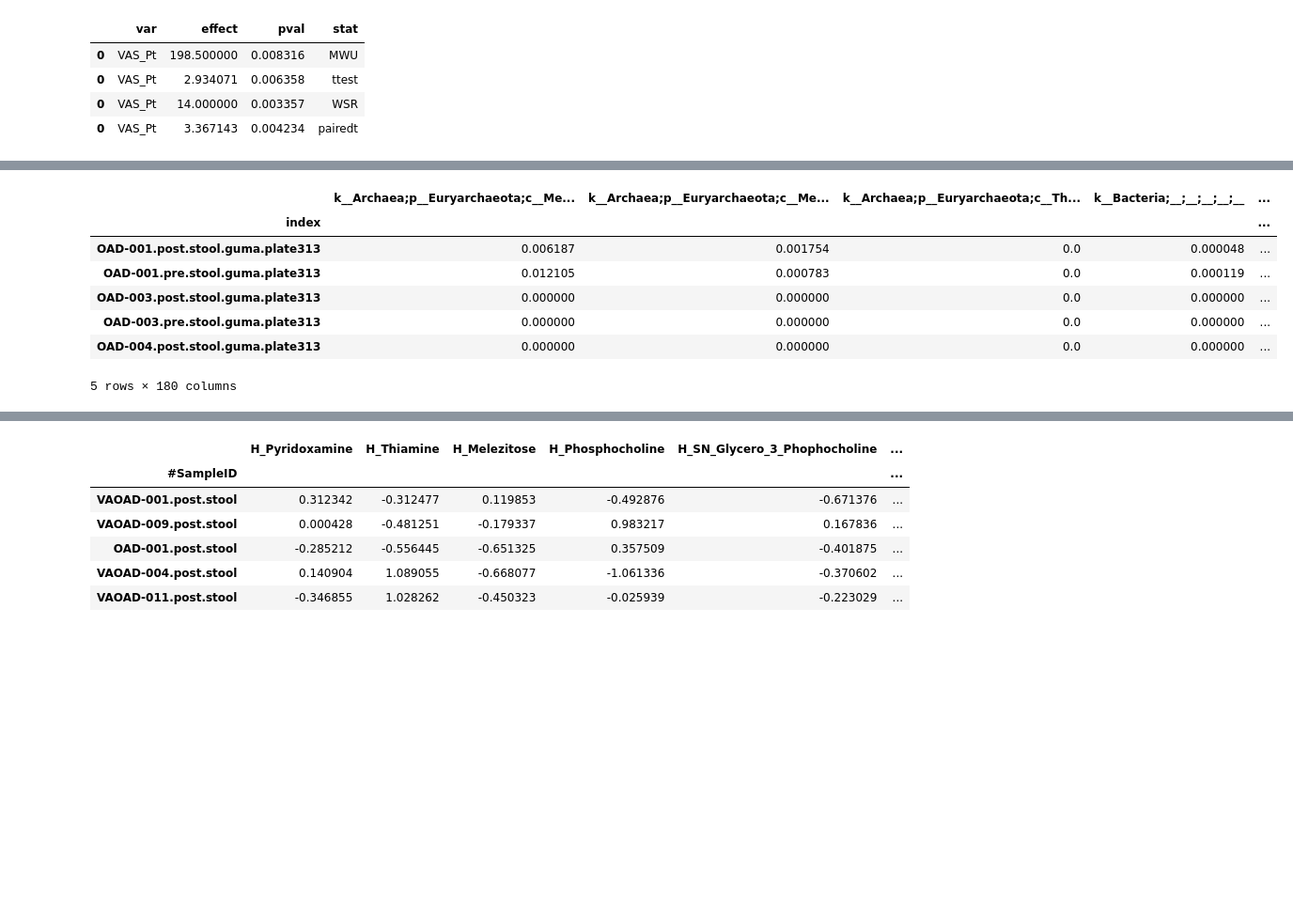
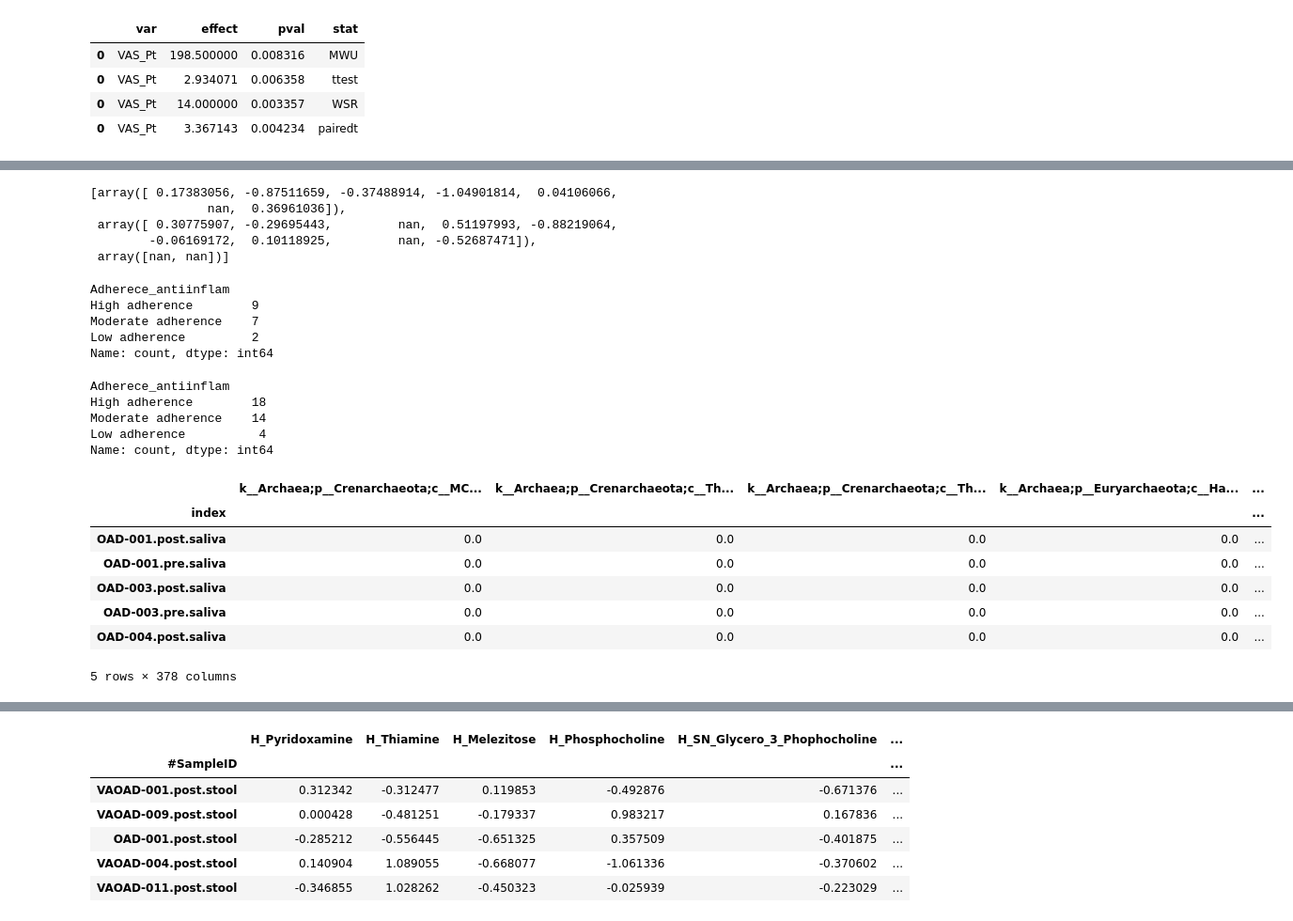
Before and after one commit to kbpi314/oa, a Jupyter notebook: code/oa_v2.ipynb, the cells around one changed output, grey strips where cells are left out. Shown: that part at 94% size. Saved outputs shown, nothing was run; the diff lists cells and outputs as text; code cells hidden in the pictures; blank space fills up the shorter version.

```diff
--- a/code/oa_v2.ipynb
+++ b/code/oa_v2.ipynb
@@ -122,7 +103,11 @@ WOMAC pain response to the diet intervention.
 # %% [output]
 '\nHypothesis 1: There will be a measurable difference in WOMAC pain response scores and \nother outcomes from baseline to after the dietary intervention.\n\nHypothesis 2: There will be an association ...
 # %%
-# hypothesis 1
+###
+# Hypothesis 1: There will be a measurable difference in WOMAC pain response scores and
+# other outcomes from baseline to after the dietary intervention.
+###
+
 # outcome variables
 outcomes = ['VAS_Pt', 'VAS_overall', 'WOMAC_pain', 'WOMAC_stiffness', 'WOMAC_activity', 'WOMAC_total', 'Pain_DETECT',
             'CES_D', 'Helplesness', 'Magnification', 'Rumination', 'PCS_EN', 'Sleep_distrubance', 'PASE_walk', 'PASE_light',
@@ -159,7 +144,7 @@ print(cont)
 for a in ['all','modhigh']:
     print(a)
     if a == 'all':
-        job = 'jobs01'
+        job = 'jobs03'
     if a == 'modhigh':
         job = 'jobs02'
         df_meta = df_meta[df_meta['Adherece_antiinflam'].isin(['Moderate adherence', 'High adherence'])]
@@ -346,25 +400,60 @@ pain = womac + vas
+# %%
+values = list(df_merge[group_var].unique())
+[df_merge.groupby([group_var]).get_group(values[i])[div_metric].values for i in range(len(values))]
+# %% [output]
+[array([ 0.17383056, -0.87511659, -0.37488914, -1.04901814,  0.04106066,
+                nan,  0.36961036]),
+ array([ 0.30775907, -0.29695443,         nan,  0.51197993, -0.88219064,
+        -0.06169172,  0.10118925,         nan, -0.52687471]),
+ array([nan, nan])]
+# %%
+# df_merge.groupby([group_var]).get_group(values[0])
+df_merge[group_var].value_counts()
+# df_merge[[group_var] + [div_metric]]
+# %% [output]
+Adherece_antiinflam
+High adherence        9
+Moderate adherence    7
+Low adherence         2
+Name: count, dtype: int64
+# %%
+df_meta[group_var].value_counts()
+# df_meta.head()
+# %% [output]
+Adherece_antiinflam
+High adherence        18
+Moderate adherence    14
+Low adherence          4
+Name: count, dtype: int64
 # %%
 # check levels of contams
-# obtained from 'download csv'
-df_otu_meta_saliva = pd.read_csv(path + 'outputs/Qiime2_saliva/level-6.csv', index_col=0)
+subgroups = ['saliva','stool','saliva_adh']#,'stool_adh']
+g_to_otu = {}
 
-# remove metadata
-keep_cols = []
-for c in list(df_otu_meta_saliva.columns.values):
-    if 'k__' in c:
-        keep_cols.append(c)
-df_otu_saliva = df_otu_meta_saliva[keep_cols]
+for g in subgroups:
+    # obtained from 'download csv'
+    df_otu_meta = pd.read_csv(path + 'outputs/Qiime2_' + g + '/level-6.csv', index_col=0)
 
-# normalize
-df_otu_saliva = df_otu_saliva.div(df_otu_saliva.sum(axis=1),axis=0)
+    # remove metadata
+    keep_cols = []
+    for c in list(df_otu_meta.columns.values):
+        if 'k__' in c:
+            keep_cols.append(c)
+    df_otu = df_otu_meta[keep_cols]
 
-df_otu_saliva.head()
+    # normalize
+    df_otu = df_otu.div(df_otu.sum(axis=1),axis=0)
+
+    # store in dict
+    g_to_otu[g] = df_otu
+
+df_otu.head()
 # %% [output]
-|  | k__Archaea;p__Euryarchaeota;c__Me... | k__Archaea;p__Euryarchaeota;c__Me... | k__Archaea;p__Euryarchaeota;c__Th... | k__Bacteria;__;__;__;__;__ | ... |
+|  | k__Archaea;p__Crenarchaeota;c__MC... | k__Archaea;p__Crenarchaeota;c__Th... | k__Archaea;p__Crenarchaeota;c__Th... | k__Archaea;p__Euryarchaeota;c__Ha... | ... |
 | index |  |  |  |  | ... |
-| OAD-001.post.stool.guma.plate313 | 0.006187 | 0.001754 | 0.0 | 0.000048 | ... |
-| OAD-001.pre.stool.guma.plate313 | 0.012105 | 0.000783 | 0.0 | 0.000119 | ... |
-| OAD-003.post.stool.guma.plate313 | 0.000000 | 0.000000 | 0.0 | 0.000000 | ... |
-| OAD-003.pre.stool.guma.plate313 | 0.000000 | 0.000000 | 0.0 | 0.000000 | ... |
-| OAD-004.post.stool.guma.plate313 | 0.000000 | 0.000000 | 0.0 | 0.000000 | ... |
+| OAD-001.post.saliva | 0.0 | 0.0 | 0.0 | 0.0 | ... |
+| OAD-001.pre.saliva | 0.0 | 0.0 | 0.0 | 0.0 | ... |
+| OAD-003.post.saliva | 0.0 | 0.0 | 0.0 | 0.0 | ... |
+| OAD-003.pre.saliva | 0.0 | 0.0 | 0.0 | 0.0 | ... |
+| OAD-004.post.saliva | 0.0 | 0.0 | 0.0 | 0.0 | ... |
-5 rows × 180 columns
+5 rows × 378 columns
```
Also changed, not shown: parts of 15 cells of this notebook, 8 other files.
